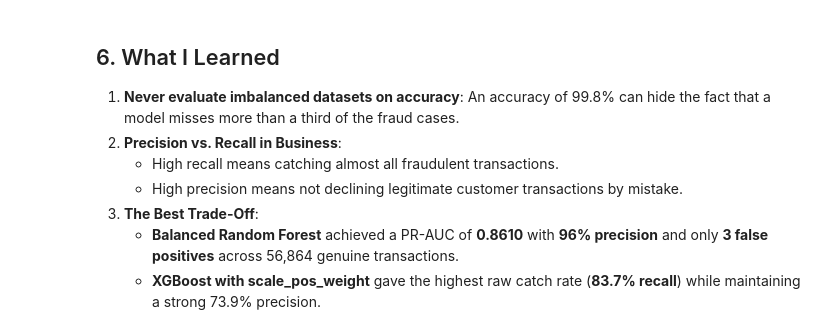
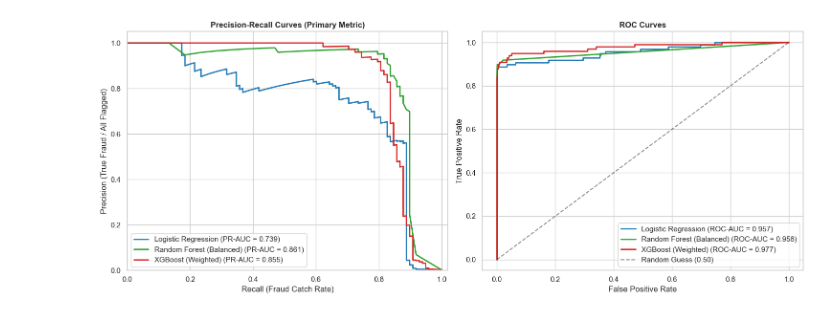
Before and after one commit to JamiuDahunsi/credit-card-fraud-detection, a Jupyter notebook: fraud_detection.ipynb, the cells around one changed output. Cells and saved outputs as stored; diff of their text form; code cells hidden in the pictures.

```diff
--- a/fraud_detection.ipynb
+++ b/fraud_detection.ipynb
@@ -58,24 +185,16 @@ We also scale Amount and Time using RobustScaler, fitting only on the training s
 # %%
-X = df.drop('Class', axis=1)
-y = df['Class']
-
-X_train, X_test, y_train, y_test = train_test_split(
-    X, y, test_size=0.2, random_state=42, stratify=y
-)
-
-scaler_amount = RobustScaler()
+scaler_amt = RobustScaler()
 scaler_time = RobustScaler()
 
 X_train = X_train.copy()
 X_test = X_test.copy()
 
-X_train['scaled_amount'] = scaler_amount.fit_transform(X_train[['Amount']])
+X_train['scaled_amount'] = scaler_amt.fit_transform(X_train[['Amount']])
 X_train['scaled_time'] = scaler_time.fit_transform(X_train[['Time']])
 X_train.drop(['Time', 'Amount'], axis=1, inplace=True)
 
-X_test['scaled_amount'] = scaler_amount.transform(X_test[['Amount']])
+X_test['scaled_amount'] = scaler_amt.transform(X_test[['Amount']])
 X_test['scaled_time'] = scaler_time.transform(X_test[['Time']])
 X_test.drop(['Time', 'Amount'], axis=1, inplace=True)
 
-print(f'Train size: {len(X_train):,} ({y_train.sum()} frauds)')
-print(f'Test size:  {len(X_test):,} ({y_test.sum()} frauds)')
+print('Features successfully scaled without data leakage.')
@@ -116,34 +280,32 @@ for name, clf in models.items():
 # %%
-fig, axes = plt.subplots(1, 2, figsize=(14, 5))
+fig, axes = plt.subplots(1, 2, figsize=(15, 6))
 
-for name, clf in models.items():
-    y_prob = clf.predict_proba(X_test)[:, 1]
+colors = ['#1f77b4', '#2ca02c', '#d62728']
+
+for idx, (name, y_prob) in enumerate(probabilities.items()):
     p, r, _ = precision_recall_curve(y_test, y_prob)
-    axes[0].plot(r, p, label=f'{name} (PR-AUC: {average_precision_score(y_test, y_prob):.3f})')
+    fpr, tpr, _ = roc_curve(y_test, y_prob)
 
-axes[0].set_title('Precision-Recall Curves')
+    pr_score = results[name]['PR-AUC']
+    roc_score = results[name]['ROC-AUC']
+
+    axes[0].plot(r, p, label=f'{name} (PR-AUC = {pr_score:.3f})', linewidth=2, color=colors[idx])
+    axes[1].plot(fpr, tpr, label=f'{name} (ROC-AUC = {roc_score:.3f})', linewidth=2, color=colors[idx])
+
+axes[0].set_title('Precision-Recall Curves (Primary Metric)', fontweight='bold')
 axes[0].set_xlabel('Recall (Fraud Catch Rate)')
-axes[0].set_ylabel('Precision (True Fraud / Flagged)')
-axes[0].legend()
+axes[0].set_ylabel('Precision (True Fraud / All Flagged)')
+axes[0].set_xlim([0.0, 1.02])
+axes[0].set_ylim([0.0, 1.05])
+axes[0].legend(loc='lower left')
 
-# Best model confusion matrix
-y_pred_rf = models['Random Forest (Balanced)'].predict(X_test)
-cm = confusion_matrix(y_test, y_pred_rf)
-sns.heatmap(cm, annot=True, fmt='d', cmap='Blues', ax=axes[1], cbar=False)
-axes[1].set_title('Random Forest (Balanced) Confusion Matrix')
-axes[1].set_xlabel('Predicted')
-axes[1].set_ylabel('Actual')
-axes[1].set_xticklabels(['Legit', 'Fraud'])
-axes[1].set_yticklabels(['Legit', 'Fraud'])
+axes[1].plot([0, 1], [0, 1], 'k--', alpha=0.5, label='Random Guess (0.50)')
+axes[1].set_title('ROC Curves', fontweight='bold')
+axes[1].set_xlabel('False Positive Rate')
+axes[1].set_ylabel('True Positive Rate')
+axes[1].legend(loc='lower right')
 
 plt.tight_layout()
 plt.show()
+# %% [output]
+[figure, added]
-# %% [markdown]
-## 6. What I Learned
-1. **Never evaluate imbalanced datasets on accuracy**: An accuracy of 99.8% can hide the fact that a model misses more than a third of the fraud cases.
-2. **Precision vs. Recall in Business**:
-   - High recall means catching almost all fraudulent transactions.
-   - High precision means not declining legitimate customer transactions by mistake.
-3. **The Best Trade-Off**:
-   - **Balanced Random Forest** achieved a PR-AUC of **0.8610** with **96% precision** and only **3 false positives** across 56,864 genuine transactions.
-   - **XGBoost with scale_pos_weight** gave the highest raw catch rate (**83.7% recall**) while maintaining a strong 73.9% precision.
```
Also changed, not shown: parts of 25 cells of this notebook, 3 other files.
